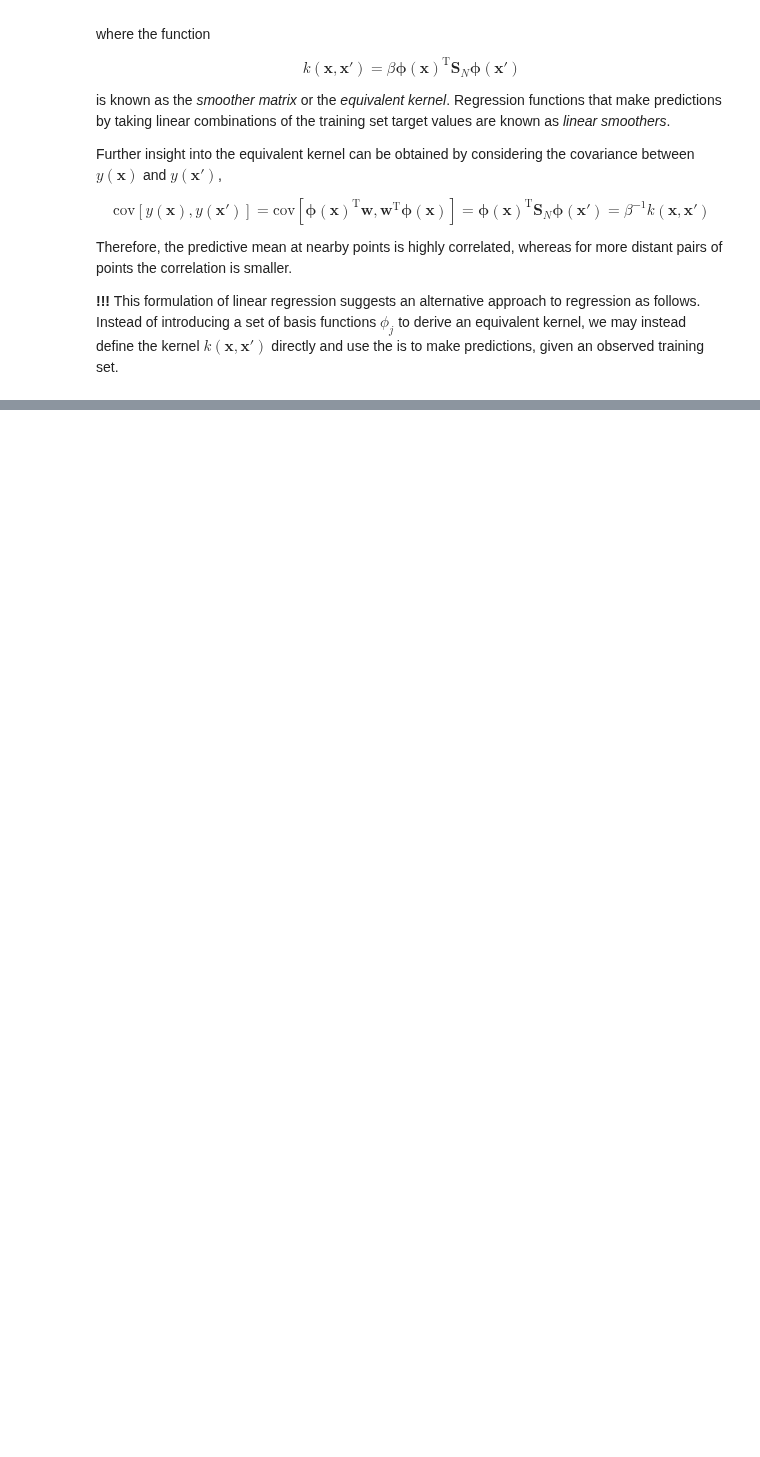
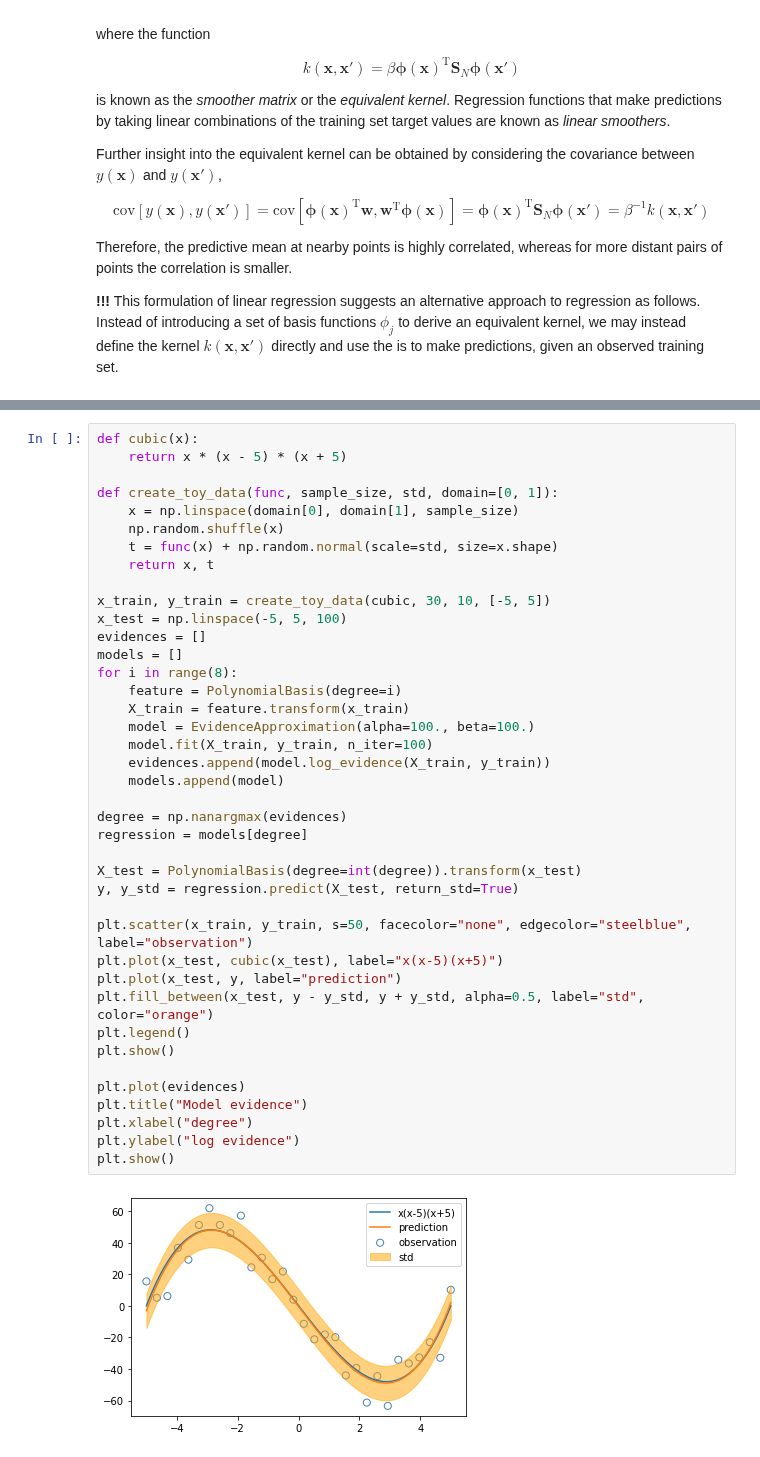
Before and after one commit to vagmcs/PRML, a Jupyter notebook: notebooks/ch3_linear_models_for_regression.ipynb, the cells around one changed output, grey strips where cells are left out. Drawn from its saved outputs; the diff is of its cells as text; blank space fills up the shorter version.

Commit message:
feat(chapter3): evidence approximation (cont)
- Maximizing the evidence function.
- Example plot of model log evidence against the order M of polynomial features.

```diff
--- a/notebooks/ch3_linear_models_for_regression.ipynb
+++ b/notebooks/ch3_linear_models_for_regression.ipynb
@@ -943,0 +1052,42 @@ $$
+# %%
+def cubic(x):
+    return x * (x - 5) * (x + 5)
+
+def create_toy_data(func, sample_size, std, domain=[0, 1]):
+    x = np.linspace(domain[0], domain[1], sample_size)
+    np.random.shuffle(x)
+    t = func(x) + np.random.normal(scale=std, size=x.shape)
+    return x, t
+
+x_train, y_train = create_toy_data(cubic, 30, 10, [-5, 5])
+x_test = np.linspace(-5, 5, 100)
+evidences = []
+models = []
+for i in range(8):
+    feature = PolynomialBasis(degree=i)
+    X_train = feature.transform(x_train)
+    model = EvidenceApproximation(alpha=100., beta=100.)
+    model.fit(X_train, y_train, n_iter=100)
+    evidences.append(model.log_evidence(X_train, y_train))
+    models.append(model)
+
+degree = np.nanargmax(evidences)
+regression = models[degree]
+
+X_test = PolynomialBasis(degree=int(degree)).transform(x_test)
+y, y_std = regression.predict(X_test, return_std=True)
+
+plt.scatter(x_train, y_train, s=50, facecolor="none", edgecolor="steelblue", label="observation")
+plt.plot(x_test, cubic(x_test), label="x(x-5)(x+5)")
+plt.plot(x_test, y, label="prediction")
+plt.fill_between(x_test, y - y_std, y + y_std, alpha=0.5, label="std", color="orange")
+plt.legend()
+plt.show()
+
+plt.plot(evidences)
+plt.title("Model evidence")
+plt.xlabel("degree")
+plt.ylabel("log evidence")
+plt.show()
+# %% [output]
+[figure, added]
```
Also changed, not shown: parts of 5 cells of this notebook.
